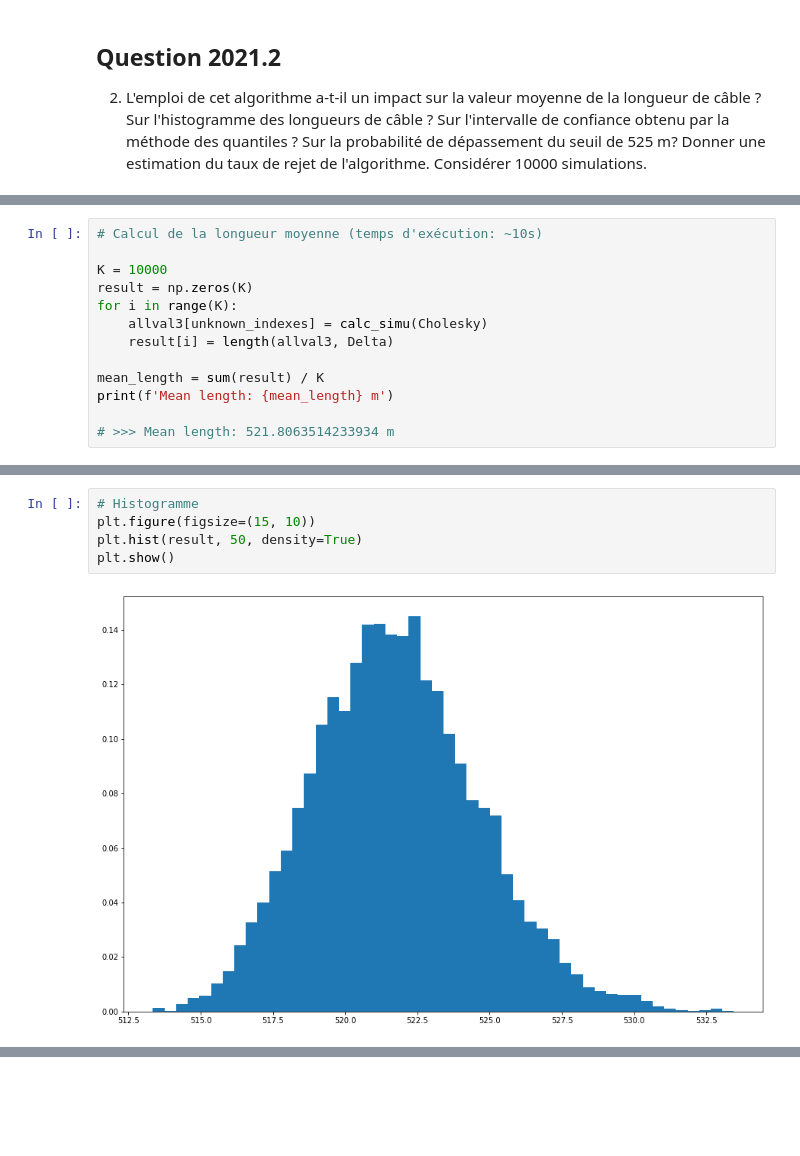
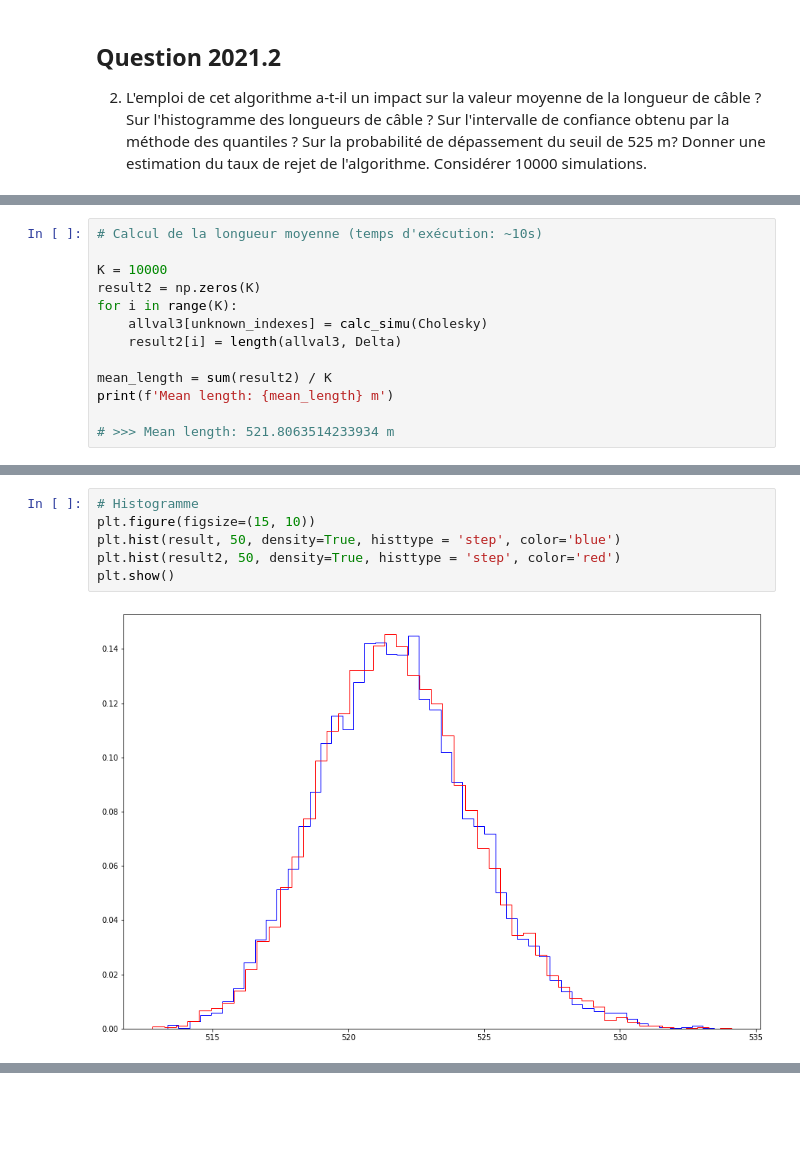
Before and after one commit to ahernot/UE11-probabilites, a Jupyter notebook: projAnatole.ipynb, the cells around one changed output, grey strips where cells are left out. Drawn from its saved outputs; the diff is of its cells as text.

```diff
--- a/projAnatole.ipynb
+++ b/projAnatole.ipynb
@@ -337,12 +333,12 @@ Il y a en moyenne 25 rejets.
 # Calcul de la longueur moyenne (temps d'exécution: ~10s)
 
 K = 10000
-result = np.zeros(K)
+result2 = np.zeros(K)
 for i in range(K):
     allval3[unknown_indexes] = calc_simu(Cholesky)
-    result[i] = length(allval3, Delta)
+    result2[i] = length(allval3, Delta)
 
-mean_length = sum(result) / K
+mean_length = sum(result2) / K
 print(f'Mean length: {mean_length} m')
 
 # >>> Mean length: 521.8063514233934 m
@@ -351,7 +353,8 @@ Mean length: 521.769183628471 m
 # %%
 # Histogramme
 plt.figure(figsize=(15, 10))
-plt.hist(result, 50, density=True)
+plt.hist(result, 50, density=True, histtype = 'step', color='blue')
+plt.hist(result2, 50, density=True, histtype = 'step', color='red')
 plt.show()
 # %% [output]
-[figure, old version]
+[figure, new version]
```
Also changed, not shown: parts of 13 cells of this notebook.
